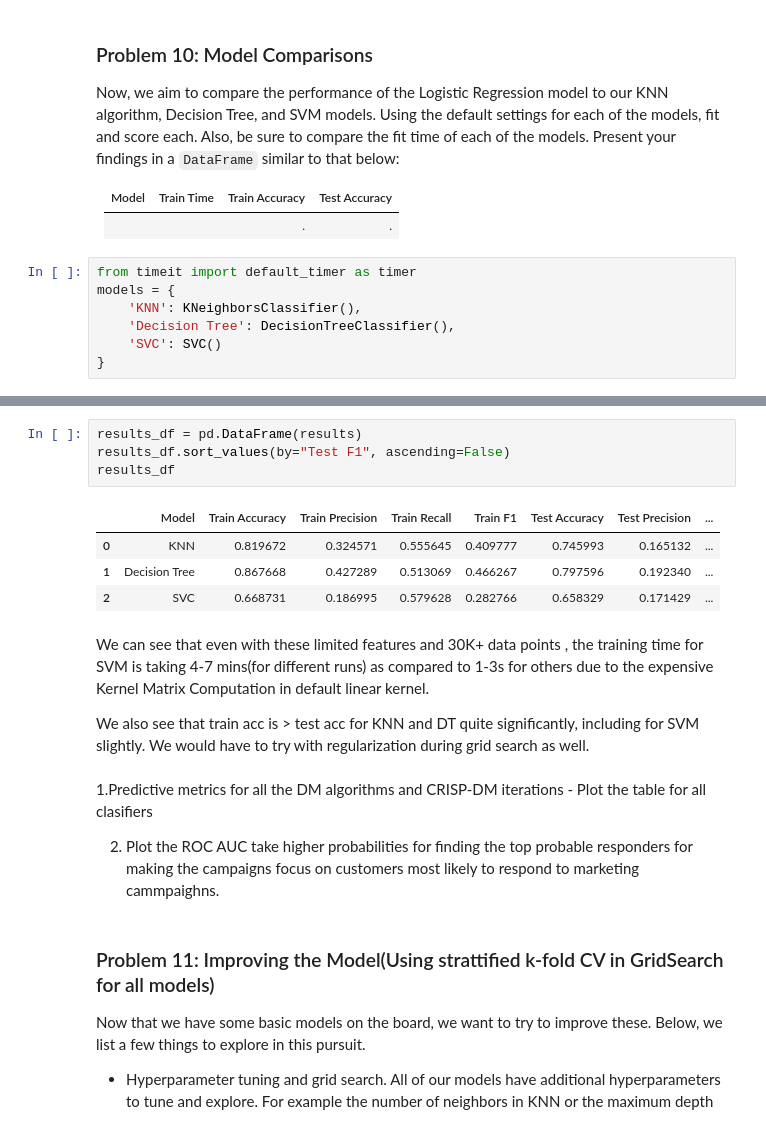
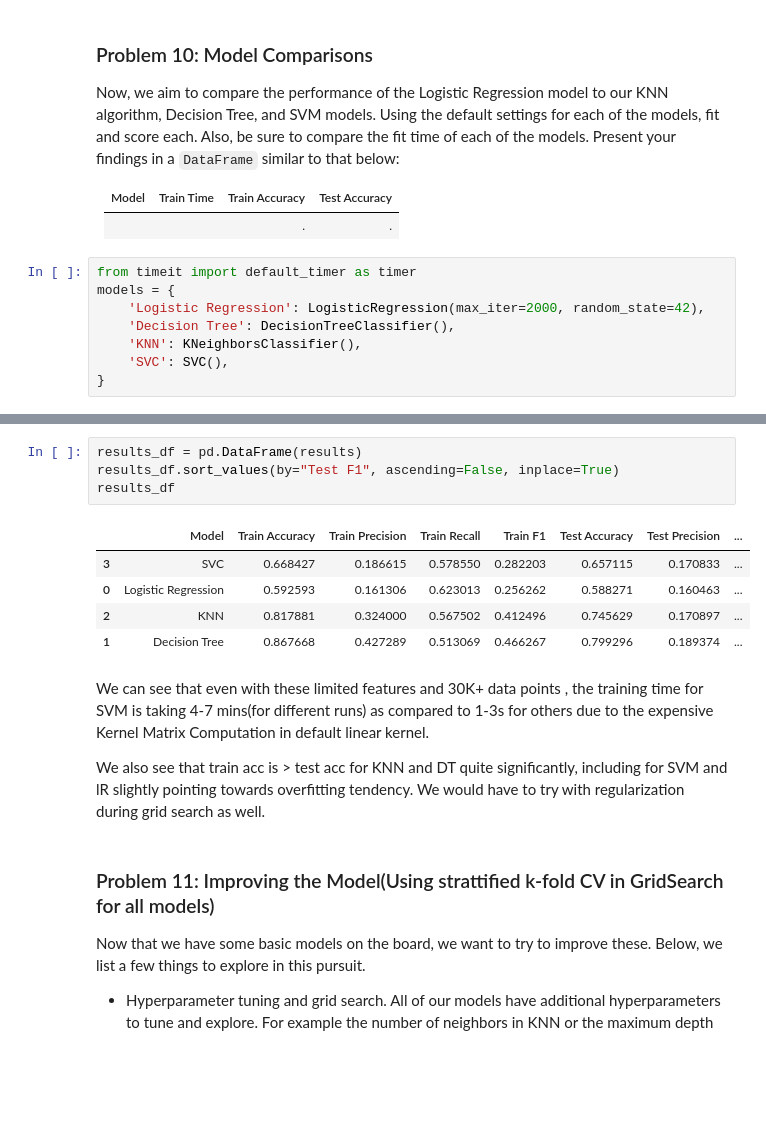
Before and after one commit to Subroy1/MarketingCampaign_ComparingClassifiers, a Jupyter notebook: prompt_III_Assignment17_1.ipynb, the cells around one changed output, grey strips where cells are left out. Drawn from its saved outputs; the diff is of its cells as text; blank space fills up the shorter version.

```diff
--- a/prompt_III_Assignment17_1.ipynb
+++ b/prompt_III_Assignment17_1.ipynb
@@ -755,8 +755,9 @@ Now, we aim to compare the performance of the Logistic Regression model to our K
 # %%
 from timeit import default_timer as timer
 models = {
+    'Logistic Regression': LogisticRegression(max_iter=2000, random_state=42),
+    'Decision Tree': DecisionTreeClassifier(),
     'KNN': KNeighborsClassifier(),
-    'Decision Tree': DecisionTreeClassifier(),
-    'SVC': SVC()
+    'SVC': SVC(),
 }
 # %%
@@ -807,22 +815,19 @@ for name, model in models.items():
 # %%
 results_df = pd.DataFrame(results)
-results_df.sort_values(by="Test F1", ascending=False)
+results_df.sort_values(by="Test F1", ascending=False, inplace=True)
 results_df
 # %% [output]
 |  | Model | Train Accuracy | Train Precision | Train Recall | Train F1 | Test Accuracy | Test Precision | ... |
-| 0 | KNN | 0.819672 | 0.324571 | 0.555645 | 0.409777 | 0.745993 | 0.165132 | ... |
-| 1 | Decision Tree | 0.867668 | 0.427289 | 0.513069 | 0.466267 | 0.797596 | 0.192340 | ... |
-| 2 | SVC | 0.668731 | 0.186995 | 0.579628 | 0.282766 | 0.658329 | 0.171429 | ... |
+| 3 | SVC | 0.668427 | 0.186615 | 0.578550 | 0.282203 | 0.657115 | 0.170833 | ... |
+| 0 | Logistic Regression | 0.592593 | 0.161306 | 0.623013 | 0.256262 | 0.588271 | 0.160463 | ... |
+| 2 | KNN | 0.817881 | 0.324000 | 0.567502 | 0.412496 | 0.745629 | 0.170897 | ... |
+| 1 | Decision Tree | 0.867668 | 0.427289 | 0.513069 | 0.466267 | 0.799296 | 0.189374 | ... |
 # %% [markdown]
 We can see that even with these limited features and 30K+ data points , the training time for SVM is taking 4-7 mins(for different runs) as compared to 1-3s for others due to the expensive
 Kernel Matrix Computation  in default linear kernel.
 
-We also see that train acc is > test acc for KNN and DT quite significantly, including for SVM slightly.
+We also see that train acc is > test acc for KNN and DT quite significantly, including for SVM and lR slightly pointing towards overfitting tendency.
 We would have to try with regularization during grid search as well.
-# %% [markdown]
-1.Predictive metrics for all the DM algorithms and CRISP-DM iterations - Plot the table for all clasifiers
-
-2. Plot the ROC AUC take higher probabilities for finding the top probable responders for making the campaigns focus on customers most likely to respond to marketing cammpaighns.
 # %% [markdown]
 ### Problem 11: Improving the Model(Using strattified k-fold CV in GridSearch for all models)
 
```
Also changed, not shown: parts of 22 cells of this notebook.
